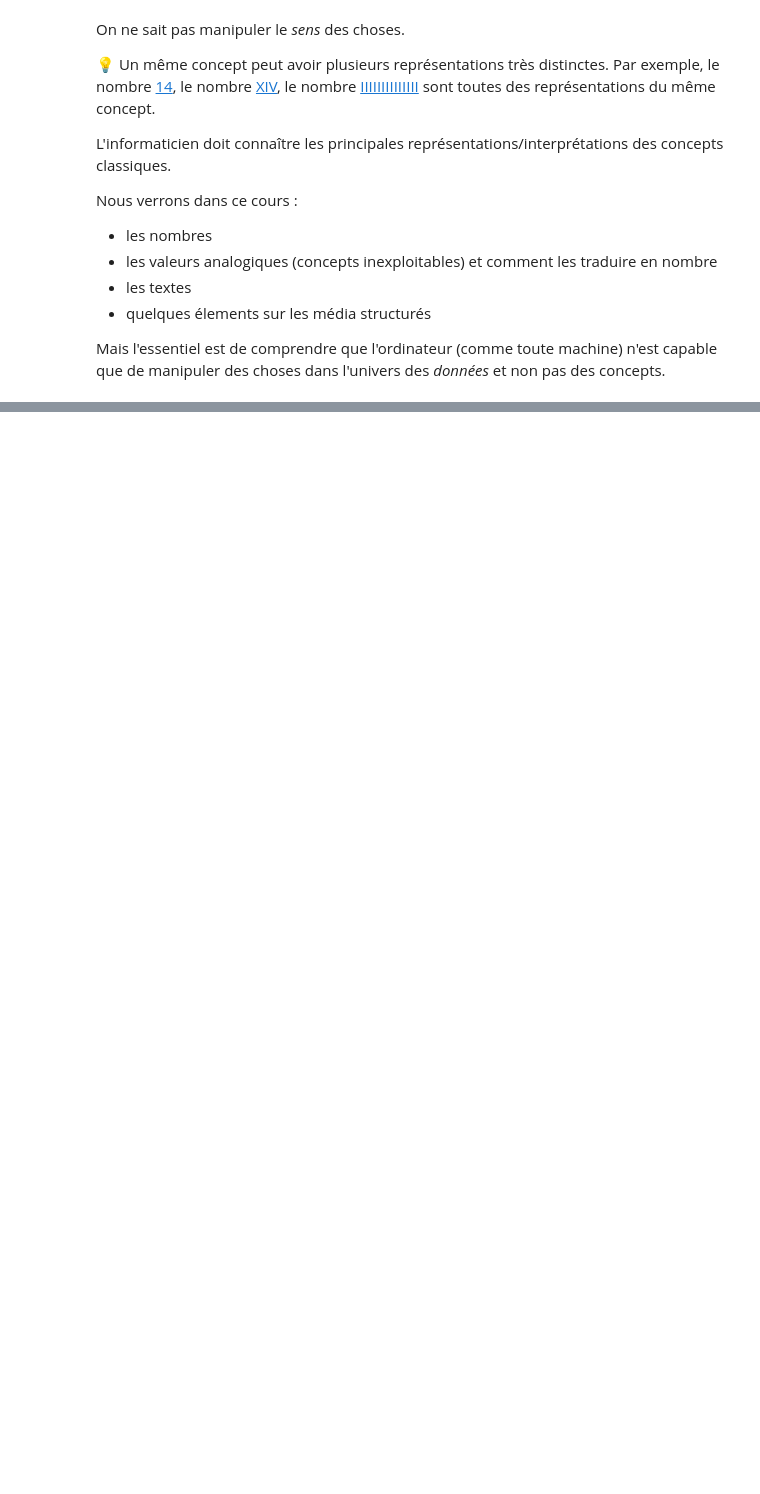
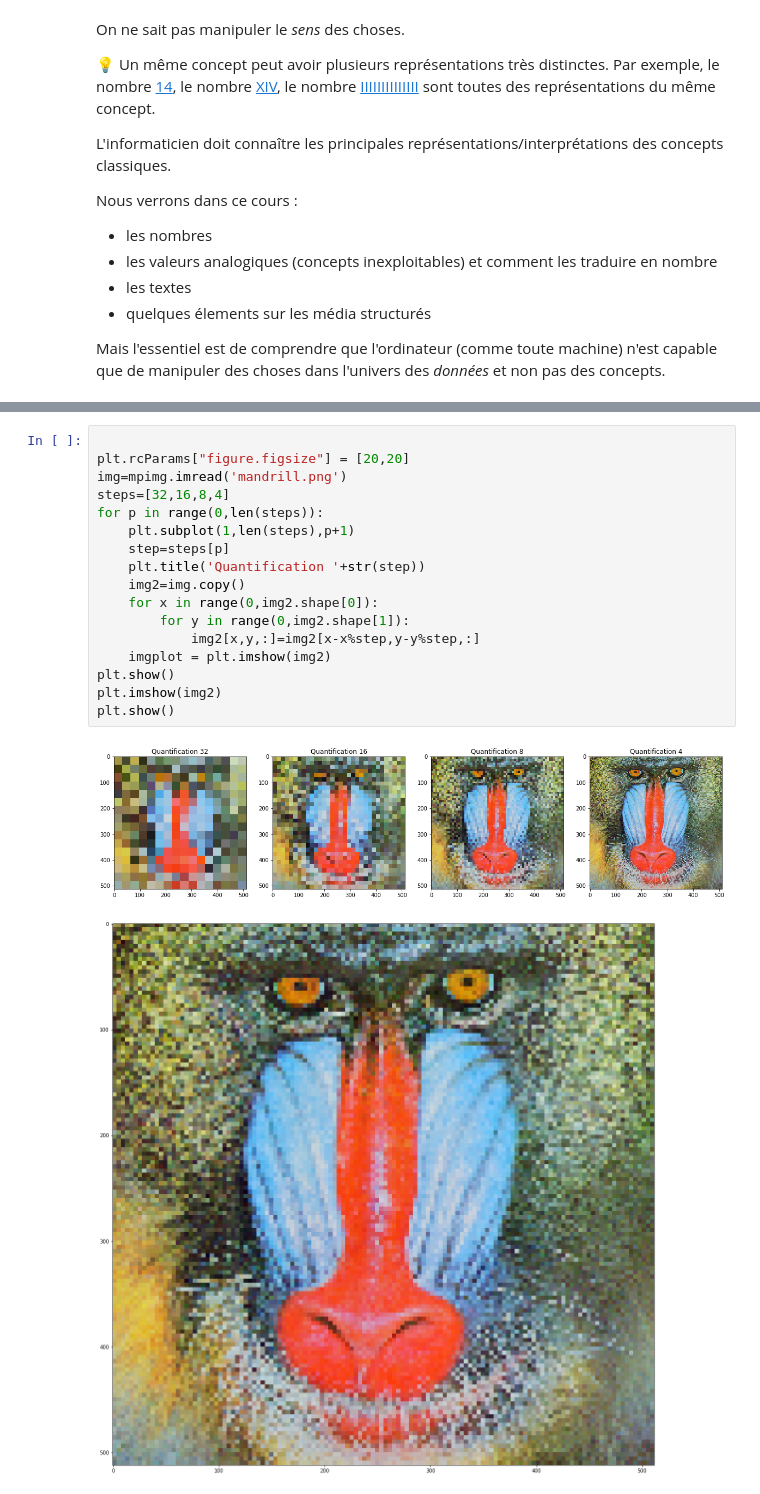
Before and after one commit to jcdubacq/iutv-info-m1101, a Jupyter notebook: Les informations.ipynb, the cells around one changed output, grey strips where cells are left out. Saved outputs shown, nothing was run; the diff lists cells and outputs as text; blank space fills up the shorter version.

```diff
--- a/Les informations.ipynb
+++ b/Les informations.ipynb
@@ -100,0 +490,20 @@ Mais l'essentiel est de comprendre que l'ordinateur (comme toute machine) n'est
+# %%
+
+plt.rcParams["figure.figsize"] = [20,20]
+img=mpimg.imread('mandrill.png')
+steps=[32,16,8,4]
+for p in range(0,len(steps)):
+    plt.subplot(1,len(steps),p+1)
+    step=steps[p]
+    plt.title('Quantification '+str(step))
+    img2=img.copy()
+    for x in range(0,img2.shape[0]):
+        for y in range(0,img2.shape[1]):
+            img2[x,y,:]=img2[x-x%step,y-y%step,:]
+    imgplot = plt.imshow(img2)
+plt.show()
+plt.imshow(img2)
+plt.show()
+# %% [output]
+[figure, added]
+[figure, added]
```
Also changed, not shown: parts of 19 cells of this notebook, 1 other file.
